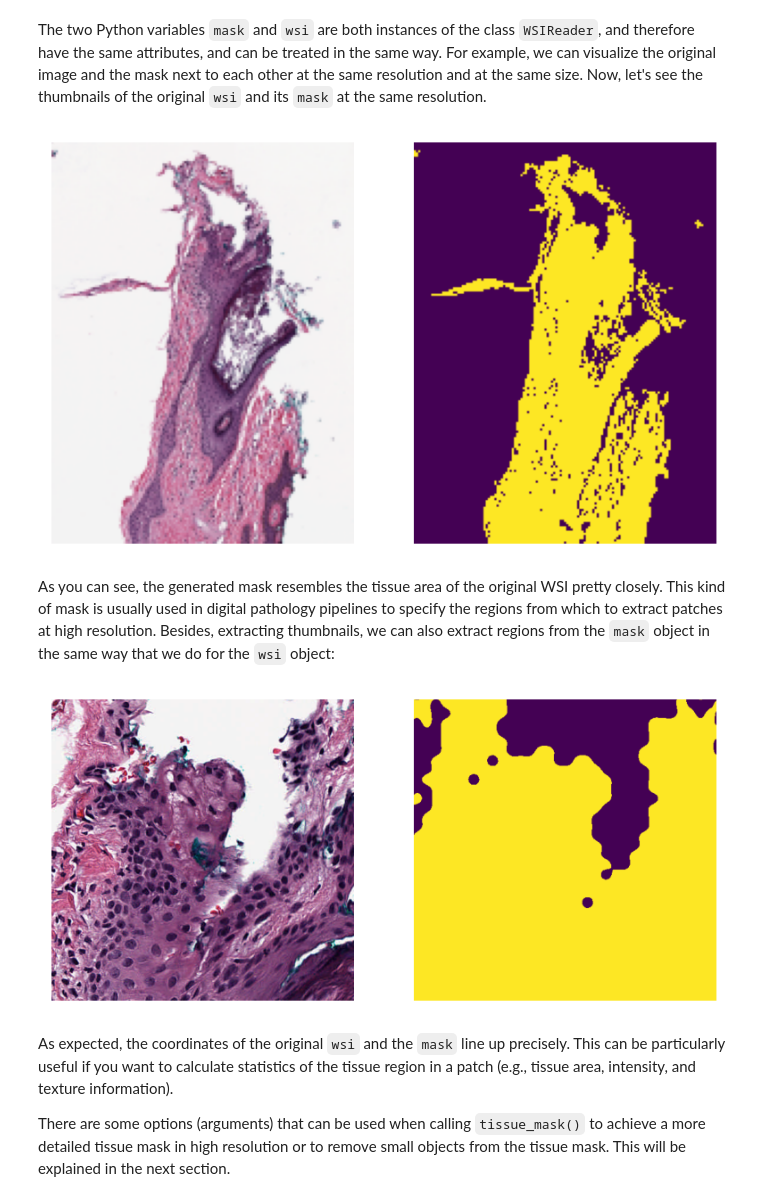
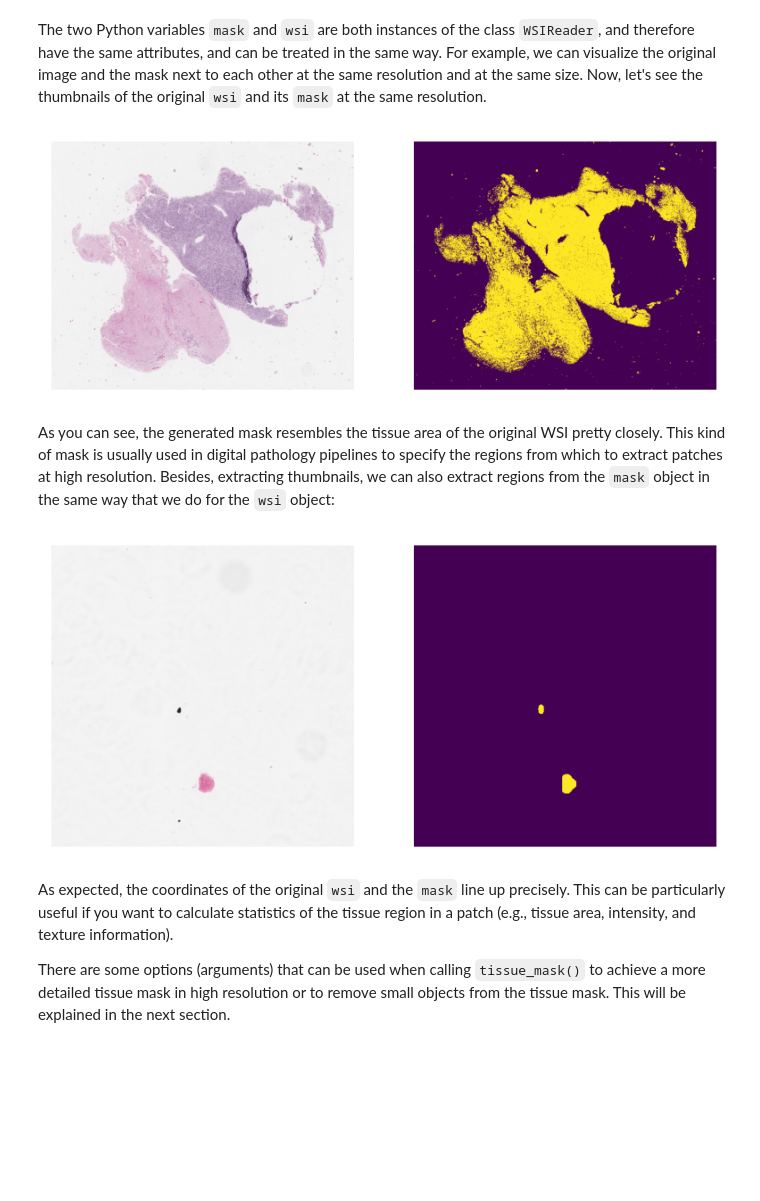
Before and after one commit to majensen/sp-project, a Jupyter notebook: examples/03-tissue-masking.ipynb, the cells around one changed output. Cells and saved outputs as stored; diff of their text form; code cells hidden in the pictures; blank space fills up the shorter version.

Commit message:
updating with SP's IDC example image; updated the resolution units per Gemini

```diff
--- a/examples/03-tissue-masking.ipynb
+++ b/examples/03-tissue-masking.ipynb
@@ -104,4 +106,4 @@ The toolbox provides a common interface for different whole slide image file for
 # %%
-wsi = WSIReader.open(input_img=sample_wsi_path)
+wsi = WSIReader.open(input_img="7858bdfb-5863-447b-b54d-e3aba10dd261.dcm")
 print(type(wsi))  # noqa: T201
 # %% [output]
@@ -140,0 +138,16 @@ plt.show()
+# %%
+# Get the mpp from wsi_info
+wsi_mpp = wsi_info['mpp'][0] # Assuming square pixels, so x and y mpp are the same
+
+# Calculate a resolution in mpp that is roughly equivalent to 1.25x power.
+# A typical 40x objective has an mpp of around 0.25.
+# 1.25x is 1/32 of 40x, so the mpp would be 0.25 * 32 = 8 mpp.
+# We will use the actual mpp from the wsi_info to calculate the resolution.
+# resolution_in_mpp = wsi_mpp * (40 / 1.25) # This would give a resolution equivalent to 40x power scaled down by 1.25x
+# Let's aim for a thumbnail with a resolution around 8 mpp.
+target_mpp = 8.0
+
+wsi_thumb = wsi.slide_thumbnail(resolution=target_mpp, units="mpp")
+plt.imshow(wsi_thumb)
+plt.axis("off")
+plt.show()
@@ -143,31 +158,31 @@ plt.show()
 
 The task is to distinguish between tissue and glass (no tissue) in the WSI. We compute a mask, by which we mean a binary colouring of the pixels to either blue=glass or yellow=tissue. Generating the tissue mask for a WSI using tiatoolbox is as simple as the following line of code:
 # %%
-mask = wsi.tissue_mask(resolution=1.25, units="power")
+mask = wsi.tissue_mask(resolution=8.00, units="mpp")
 # %% [markdown]
 The two Python variables `mask` and `wsi` are both instances of the class `WSIReader`, and therefore have the same attributes, and can be treated in the same way. For example, we can visualize the original image and the mask next to each other at the same resolution and at the same size. Now, let's see the thumbnails of the original `wsi` and its `mask` at the same resolution.
 # %%
 mask_thumb = mask.slide_thumbnail(
-    resolution=1.25,
-    units="power",
+    resolution=8.00,
+    units="mpp",
 )  # extracting the mask_thumb at the same resolution as wsi_thumb
 
 
 # showing the result
 def show_side_by_side(image_1: np.ndarray, image_2: np.ndarray) -> None:
     """Helper function to shows images side-by-side."""
     plt.subplot(1, 2, 1)
     plt.imshow(image_1)
     plt.axis("off")
     plt.subplot(1, 2, 2)
     plt.imshow(image_2)
     plt.axis("off")
     plt.show()
 
 
 show_side_by_side(wsi_thumb, mask_thumb)
 # %% [output]
-[figure, old version]
+[figure, new version]
 # %% [markdown]
 As you can see, the generated mask resembles the tissue area of the original WSI pretty closely. This kind of mask is usually used in digital pathology pipelines to specify the regions from which to extract patches at high resolution. Besides, extracting thumbnails, we can also extract regions from the `mask` object in the same way that we do for the `wsi` object:
 # %%
@@ -176,7 +191,7 @@ mask_region = mask.read_region(location=(1024, 512), level=0, size=(512, 512))
 
 show_side_by_side(wsi_region, mask_region)
 # %% [output]
-[figure, old version]
+[figure, new version]
 # %% [markdown]
 As expected, the coordinates of the original `wsi` and the `mask` line up precisely. This can be particularly useful if you want to calculate statistics of the tissue region in a patch (e.g., tissue area, intensity, and texture information).
 
```
Also changed, not shown: parts of 7 cells of this notebook.
